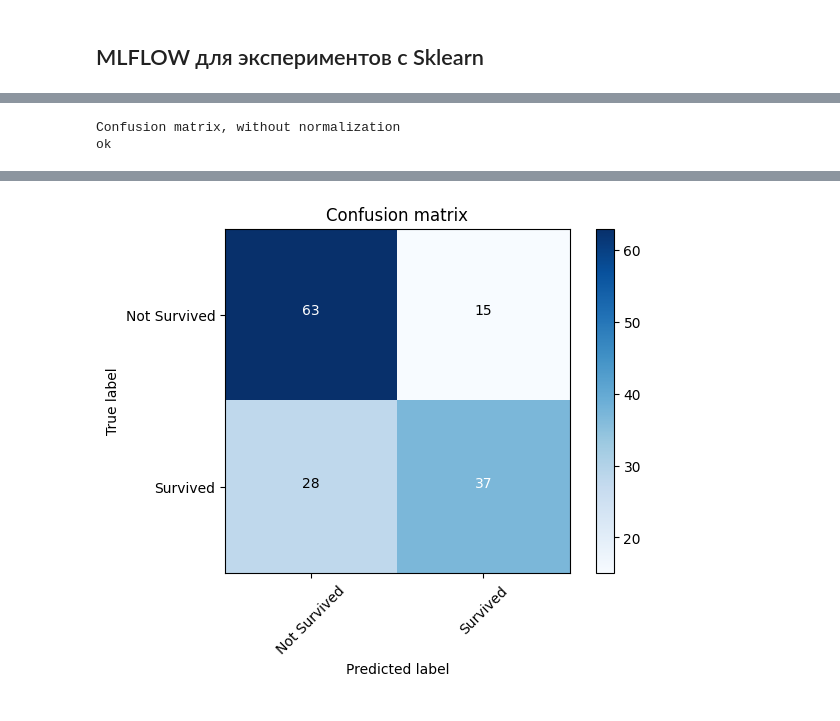
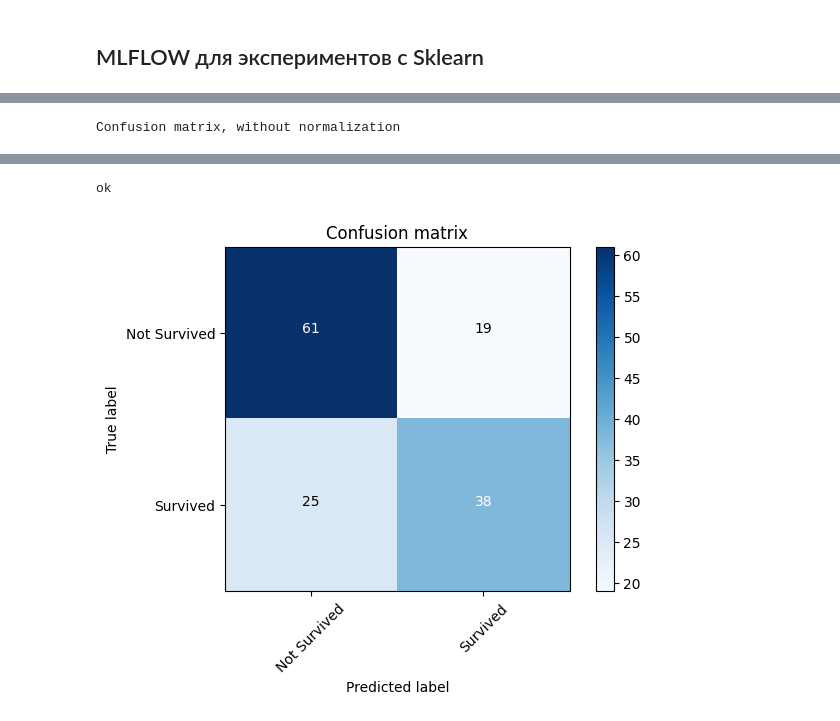
Before and after one commit to Koldim2001/MLflow_tracking, a Jupyter notebook: test_mlflow_sklearn.ipynb, the cells around one changed output, grey strips where cells are left out. Saved outputs shown, nothing was run; the diff lists cells and outputs as text; code cells hidden in the pictures.

```diff
--- a/test_mlflow_sklearn.ipynb
+++ b/test_mlflow_sklearn.ipynb
@@ -29,8 +29,7 @@ memory usage: 28.0 KB
 # Разделение данных на обучающую и тестовую выборки
 train, test = train_test_split(data, test_size=0.2)
 
-
 # Инициализация MLflow
-mlflow.set_tracking_uri("file:///D:/ML_flow_server/data_local")
+mlflow.set_tracking_uri("http://localhost:5000")
 mlflow.set_experiment("TreeClassifier_test")
 # %% [output]
@@ -81,7 +81,7 @@ def plot_confusion_matrix(cm, classes,
 try:
     with mlflow.start_run(run_name='DecisionTreeClassifier'):
         # Определение гиперпараметров модели
-        max_depth = 5
+        max_depth = 10
         min_samples_split = 25
 
 
@@ -118,4 +118,3 @@ finally:
     print('ok')
 # %% [output]
 Confusion matrix, without normalization
-ok
@@ -122 +124,2 @@ ok
+ok
-[figure, old version]
+[figure, new version]
```
Also changed, not shown: parts of 3 cells of this notebook, 1 other file.
